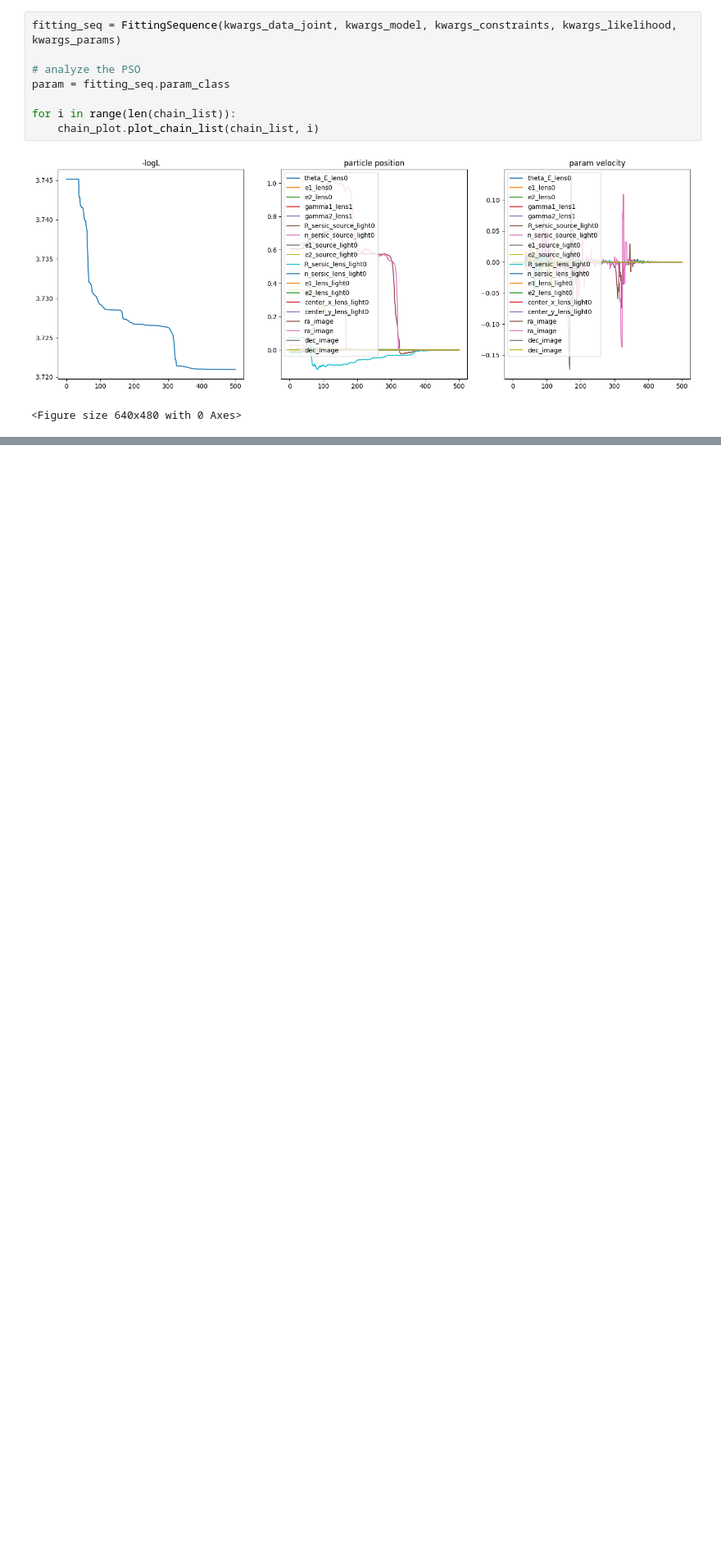
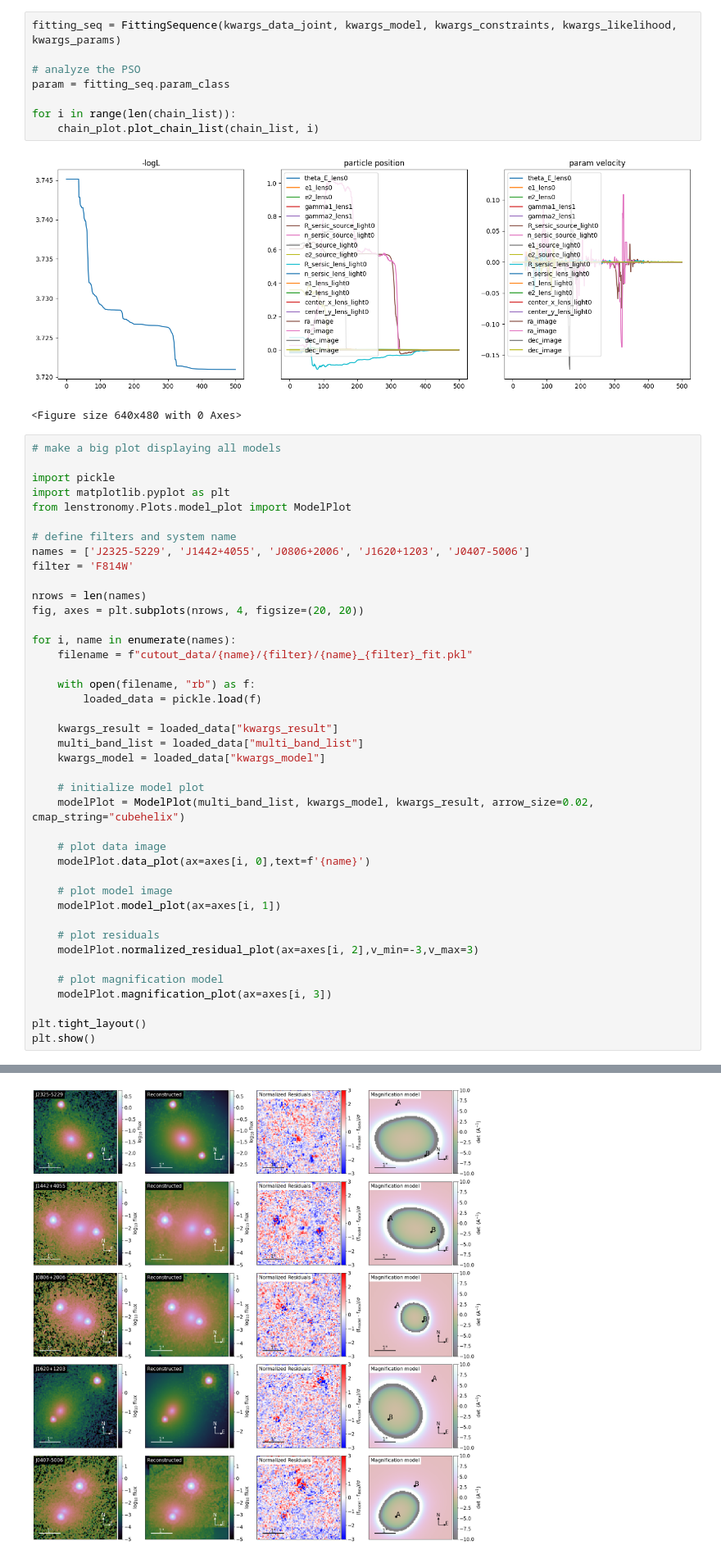
Before and after one commit to brady-ryan/hst_doubles, a Jupyter notebook: plot_models.ipynb, the cells around one changed output, grey strips where cells are left out. Shown at 82% size. Drawn from its saved outputs; the diff is of its cells as text; blank space fills up the shorter version.

Commit message:
plot all models

```diff
--- a/plot_models.ipynb
+++ b/plot_models.ipynb
@@ -51,3 +51,45 @@ for i in range(len(chain_list)):
 # %% [output]
 [figure]
 <Figure size 640x480 with 0 Axes>
+# %%
+# make a big plot displaying all models
+
+import pickle
+import matplotlib.pyplot as plt
+from lenstronomy.Plots.model_plot import ModelPlot
+
+# define filters and system name
+names = ['J2325-5229', 'J1442+4055', 'J0806+2006', 'J1620+1203', 'J0407-5006']
+filter = 'F814W'
+
+nrows = len(names)
+fig, axes = plt.subplots(nrows, 4, figsize=(20, 20))
+
+for i, name in enumerate(names):
+    filename = f"cutout_data/{name}/{filter}/{name}_{filter}_fit.pkl"
+
+    with open(filename, "rb") as f:
+        loaded_data = pickle.load(f)
+
+    kwargs_result = loaded_data["kwargs_result"]
+    multi_band_list = loaded_data["multi_band_list"]
+    kwargs_model = loaded_data["kwargs_model"]
+
+    # initialize model plot
+    modelPlot = ModelPlot(multi_band_list, kwargs_model, kwargs_result, arrow_size=0.02, cmap_string="cubehelix")
+
+    # plot data image
+    modelPlot.data_plot(ax=axes[i, 0],text=f'{name}')
+
+    # plot model image
+    modelPlot.model_plot(ax=axes[i, 1])
+
+    # plot residuals
+    modelPlot.normalized_residual_plot(ax=axes[i, 2],v_min=-3,v_max=3)
+
+    # plot magnification model
+    modelPlot.magnification_plot(ax=axes[i, 3])
+
+plt.tight_layout()
+plt.show()
+# %% [output]
@@ -53,0 +106 @@ for i in range(len(chain_list)):
+[figure, added]
```
Also changed, not shown: parts of 1 cell of this notebook.
